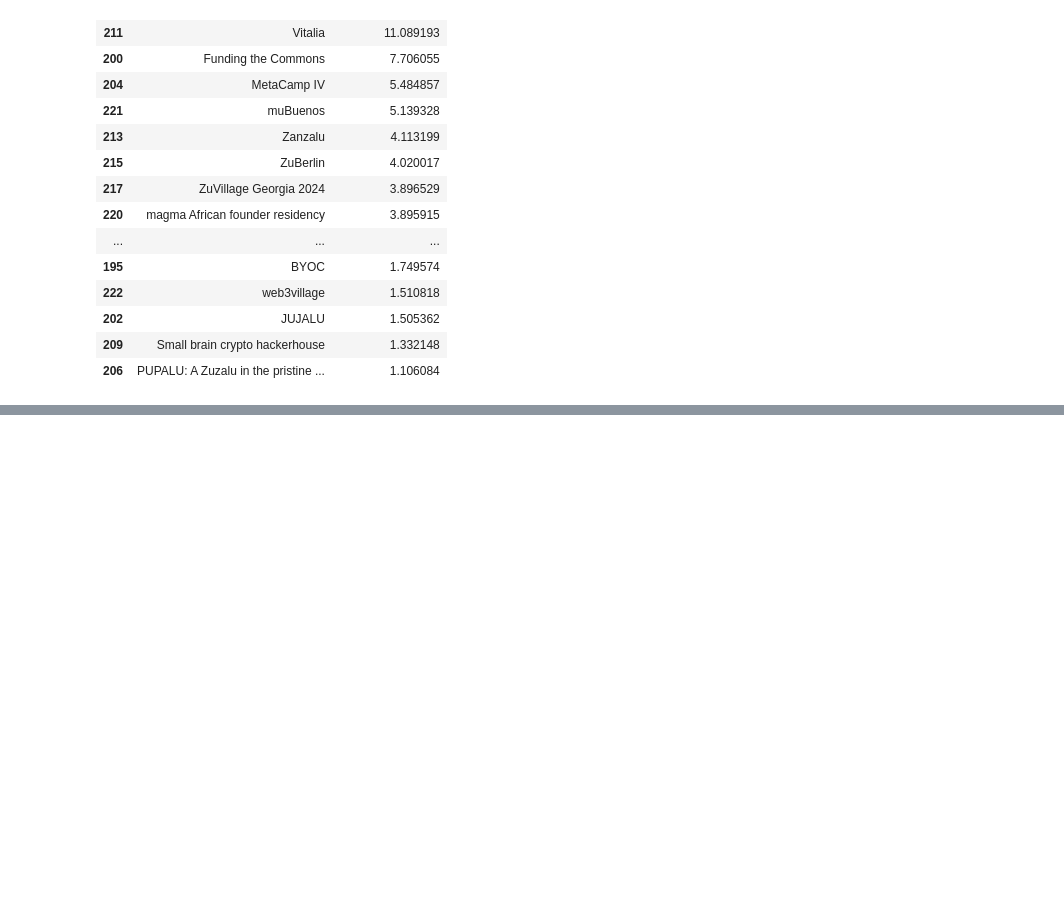
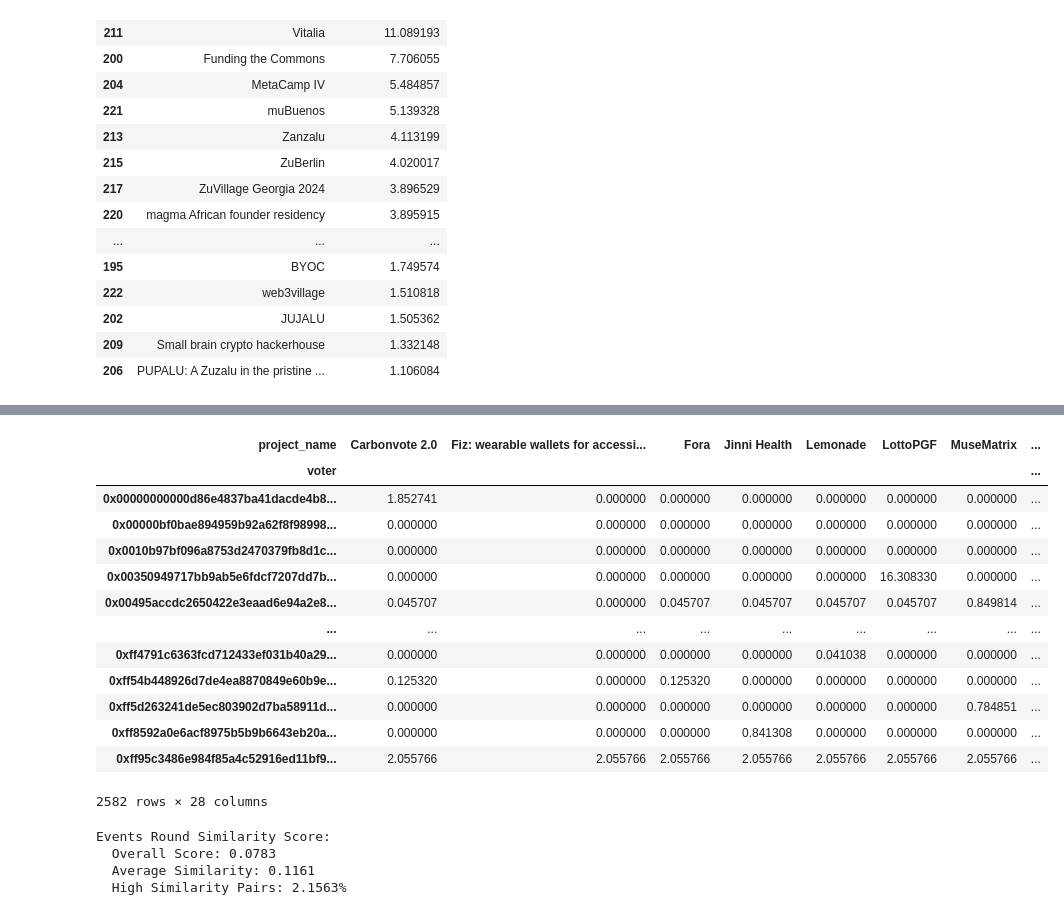
Before and after one commit to ufkhan97/zuzalu_qf_options, a Jupyter notebook: zuzalu_qf_options.ipynb, the cells around one changed output, grey strips where cells are left out. Cells and saved outputs as stored; diff of their text form; code cells hidden in the pictures; blank space fills up the shorter version.

```diff
--- a/zuzalu_qf_options.ipynb
+++ b/zuzalu_qf_options.ipynb
@@ -441,0 +484,64 @@ print(f'Saved file succesfully: data/zuzalu_{ROUND_SELECTION}_pivot_df.csv')
+# %%
+votes_matrix
+# %% [output]
+| project_name | Carbonvote 2.0 | Fiz: wearable wallets for accessi... | Fora | Jinni Health | Lemonade | LottoPGF | MuseMatrix | ... |
+| voter |  |  |  |  |  |  |  | ... |
+| 0x00000000000d86e4837ba41dacde4b8... | 1.852741 | 0.000000 | 0.000000 | 0.000000 | 0.000000 | 0.000000 | 0.000000 | ... |
+| 0x00000bf0bae894959b92a62f8f98998... | 0.000000 | 0.000000 | 0.000000 | 0.000000 | 0.000000 | 0.000000 | 0.000000 | ... |
+| 0x0010b97bf096a8753d2470379fb8d1c... | 0.000000 | 0.000000 | 0.000000 | 0.000000 | 0.000000 | 0.000000 | 0.000000 | ... |
+| 0x00350949717bb9ab5e6fdcf7207dd7b... | 0.000000 | 0.000000 | 0.000000 | 0.000000 | 0.000000 | 16.308330 | 0.000000 | ... |
+| 0x00495accdc2650422e3eaad6e94a2e8... | 0.045707 | 0.000000 | 0.045707 | 0.045707 | 0.045707 | 0.045707 | 0.849814 | ... |
+| ... | ... | ... | ... | ... | ... | ... | ... | ... |
+| 0xff4791c6363fcd712433ef031b40a29... | 0.000000 | 0.000000 | 0.000000 | 0.000000 | 0.041038 | 0.000000 | 0.000000 | ... |
+| 0xff54b448926d7de4ea8870849e60b9e... | 0.125320 | 0.000000 | 0.125320 | 0.000000 | 0.000000 | 0.000000 | 0.000000 | ... |
+| 0xff5d263241de5ec803902d7ba58911d... | 0.000000 | 0.000000 | 0.000000 | 0.000000 | 0.000000 | 0.000000 | 0.784851 | ... |
+| 0xff8592a0e6acf8975b5b9b6643eb20a... | 0.000000 | 0.000000 | 0.000000 | 0.841308 | 0.000000 | 0.000000 | 0.000000 | ... |
+| 0xff95c3486e984f85a4c52916ed11bf9... | 2.055766 | 2.055766 | 2.055766 | 2.055766 | 2.055766 | 2.055766 | 2.055766 | ... |
+2582 rows × 28 columns
+# %%
+from scipy.spatial.distance import pdist, squareform
+import numpy as np
+
+def calculate_round_similarity_score(donation_df):
+    # Normalize the donations for each donor
+    #normalized_df = donation_df.div(donation_df.sum(axis=1), axis=0)
+
+    # Calculate pairwise cosine similarities
+    similarities = 1 - pdist(donation_df, metric='cosine')
+
+    # Convert to a square matrix
+    similarity_matrix = squareform(similarities)
+
+    # Calculate the average similarity
+    avg_similarity = np.mean(similarities)
+
+    # Calculate the standard deviation of similarities
+    std_similarity = np.std(similarities)
+
+    # Calculate the percentage of highly similar pairs (e.g., similarity > 0.9)
+    high_similarity_pairs = np.sum(similarities > 0.9) / len(similarities)
+
+    # Combine these metrics into a single score
+    # This is just one possible way to combine them; you might want to adjust the weights
+    overall_score = (0.6 * avg_similarity +
+                     0.4 * high_similarity_pairs)
+
+    return {
+        'overall_score': overall_score,
+        'avg_similarity': avg_similarity,
+        'std_similarity': std_similarity,
+        'high_similarity_pairs': high_similarity_pairs,
+        'similarity_matrix': similarity_matrix
+    }
+
+# Example usage:
+score = calculate_round_similarity_score(votes_matrix)
+print(f"{ROUND_SELECTION} Round Similarity Score:\n"
+      f"  Overall Score: {score['overall_score']:.4f}\n"
+      f"  Average Similarity: {score['avg_similarity']:.4f}\n"
+      f"  High Similarity Pairs: {score['high_similarity_pairs']:.4%}")
+# %% [output]
+Events Round Similarity Score:
+  Overall Score: 0.0783
+  Average Similarity: 0.1161
+  High Similarity Pairs: 2.1563%
```
Also changed, not shown: parts of 8 cells of this notebook.
